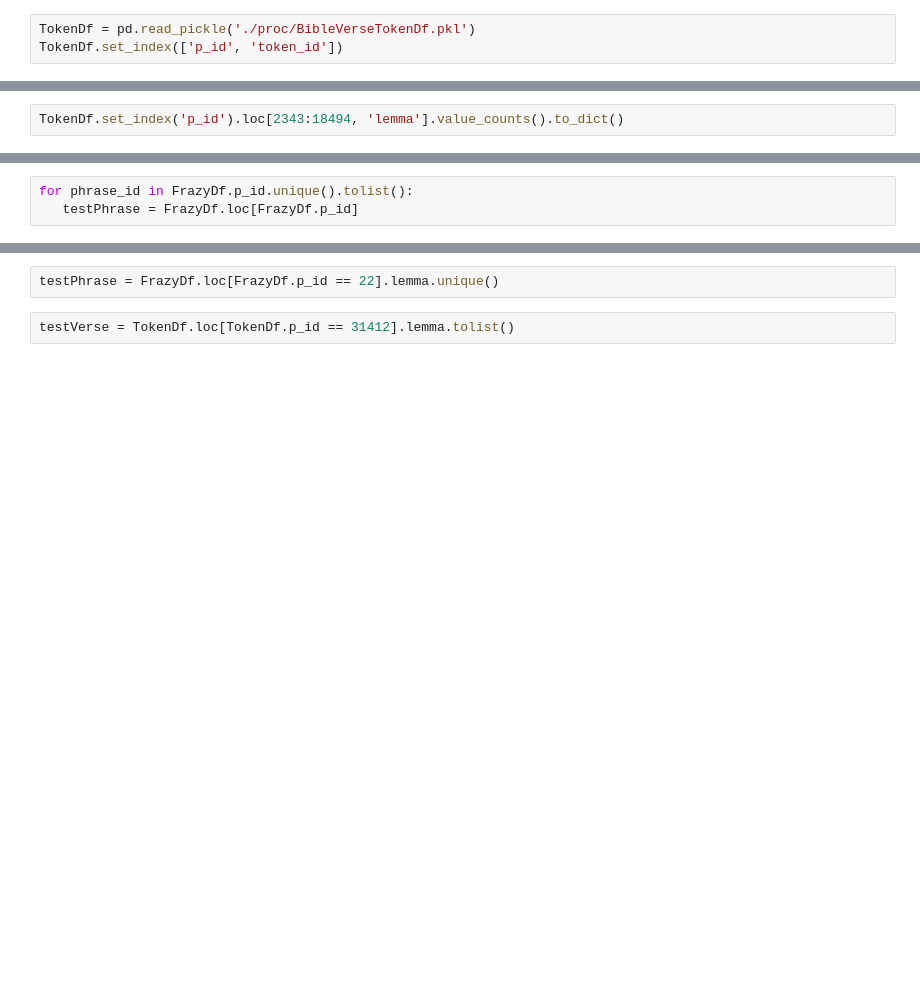
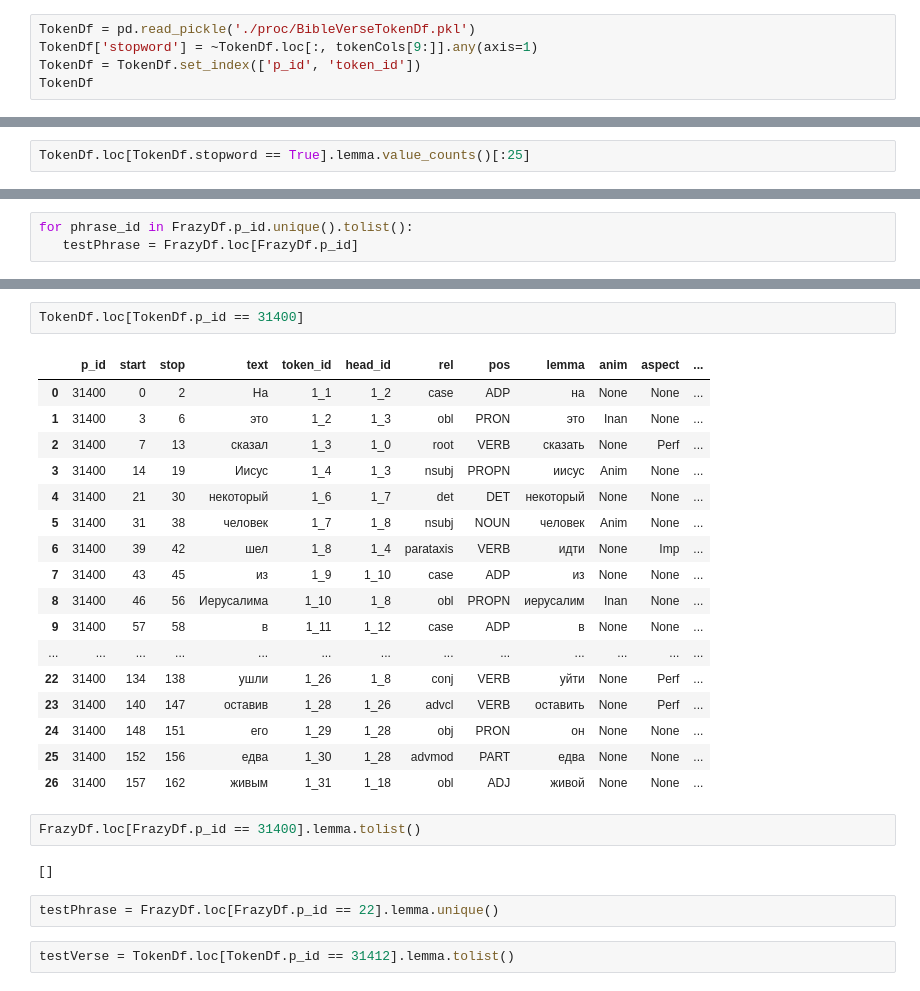
Before and after one commit to kollektivminds/russian-literary-bible, a Jupyter notebook: bible_processing.ipynb, the cells around one changed output, grey strips where cells are left out. Saved outputs shown, nothing was run; the diff lists cells and outputs as text; blank space fills up the shorter version.

Commit message:
working on filtering stopwords

```diff
--- a/bible_processing.ipynb
+++ b/bible_processing.ipynb
@@ -237,7 +237,9 @@ ChapsTokenDf = nat_parse(ChapsDf)
 VerseTokenDf = nat_parse(BibTextDf)
 # %%
 TokenDf = pd.read_pickle('./proc/BibleVerseTokenDf.pkl')
-TokenDf.set_index(['p_id', 'token_id'])
+TokenDf['stopword'] = ~TokenDf.loc[:, tokenCols[9:]].any(axis=1)
+TokenDf = TokenDf.set_index(['p_id', 'token_id'])
+TokenDf
 # %% [output]
 |  |  | start | stop | text | head_id | rel | pos | lemma | anim | aspect | case | ... |
 | p_id | token_id |  |  |  |  |  |  |  |  |  |  | ... |
@@ -256,3 +258,3 @@ TokenDf.set_index(['p_id', 'token_id'])
 # %%
-TokenDf.set_index('p_id').loc[2343:18494, 'lemma'].value_counts().to_dict()
+TokenDf.loc[TokenDf.stopword == True].lemma.value_counts()[:25]
 # %% [output]
@@ -547,3 +549,27 @@ KeyboardInterrupt:
+# %%
+TokenDf.loc[TokenDf.p_id == 31400]
+# %% [output]
+|  | p_id | start | stop | text | token_id | head_id | rel | pos | lemma | anim | aspect | ... |
+| 0 | 31400 | 0 | 2 | На | 1_1 | 1_2 | case | ADP | на | None | None | ... |
+| 1 | 31400 | 3 | 6 | это | 1_2 | 1_3 | obl | PRON | это | Inan | None | ... |
+| 2 | 31400 | 7 | 13 | сказал | 1_3 | 1_0 | root | VERB | сказать | None | Perf | ... |
+| 3 | 31400 | 14 | 19 | Иисус | 1_4 | 1_3 | nsubj | PROPN | иисус | Anim | None | ... |
+| 4 | 31400 | 21 | 30 | некоторый | 1_6 | 1_7 | det | DET | некоторый | None | None | ... |
+| 5 | 31400 | 31 | 38 | человек | 1_7 | 1_8 | nsubj | NOUN | человек | Anim | None | ... |
+| 6 | 31400 | 39 | 42 | шел | 1_8 | 1_4 | parataxis | VERB | идти | None | Imp | ... |
+| 7 | 31400 | 43 | 45 | из | 1_9 | 1_10 | case | ADP | из | None | None | ... |
+| 8 | 31400 | 46 | 56 | Иерусалима | 1_10 | 1_8 | obl | PROPN | иерусалим | Inan | None | ... |
+| 9 | 31400 | 57 | 58 | в | 1_11 | 1_12 | case | ADP | в | None | None | ... |
+| ... | ... | ... | ... | ... | ... | ... | ... | ... | ... | ... | ... | ... |
+| 22 | 31400 | 134 | 138 | ушли | 1_26 | 1_8 | conj | VERB | уйти | None | Perf | ... |
+| 23 | 31400 | 140 | 147 | оставив | 1_28 | 1_26 | advcl | VERB | оставить | None | Perf | ... |
+| 24 | 31400 | 148 | 151 | его | 1_29 | 1_28 | obj | PRON | он | None | None | ... |
+| 25 | 31400 | 152 | 156 | едва | 1_30 | 1_28 | advmod | PART | едва | None | None | ... |
+| 26 | 31400 | 157 | 162 | живым | 1_31 | 1_18 | obl | ADJ | живой | None | None | ... |
+# %%
+FrazyDf.loc[FrazyDf.p_id == 31400].lemma.tolist()
+# %% [output]
+[]
 # %%
 testPhrase = FrazyDf.loc[FrazyDf.p_id == 22].lemma.unique()
 # %%
```
Also changed, not shown: parts of 23 cells of this notebook.
